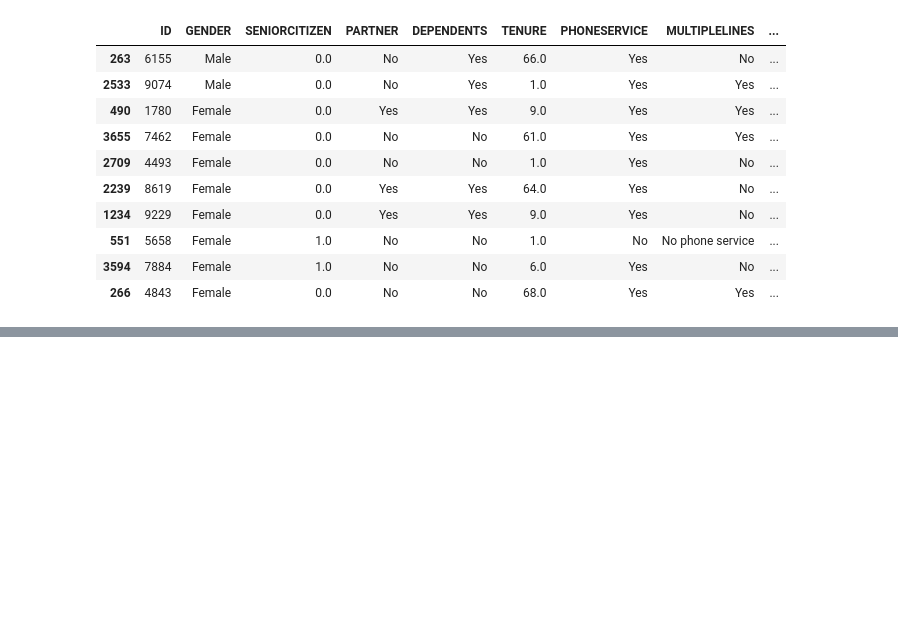
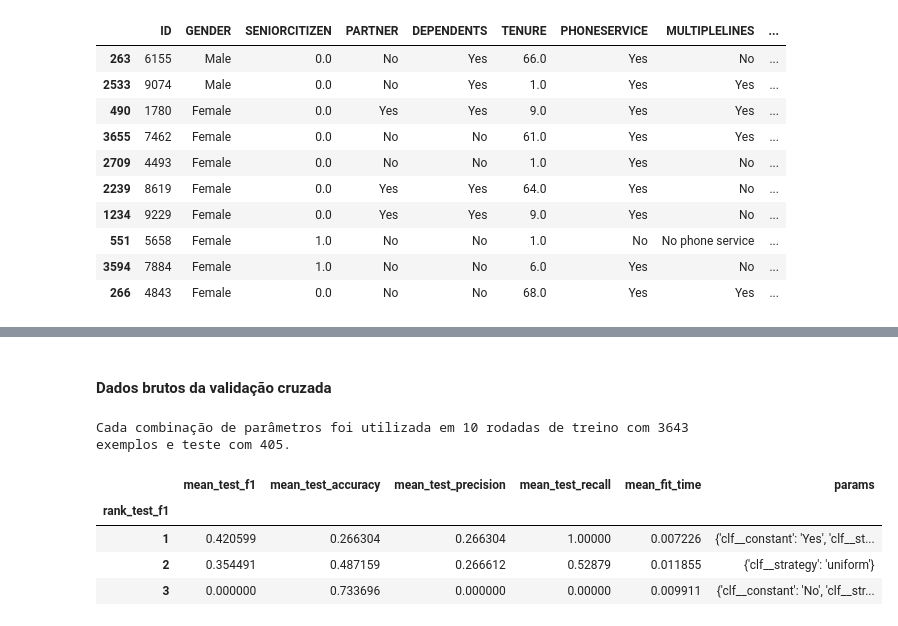
Before and after one commit to he7d3r/maratona-behind-the-code-2021, a Jupyter notebook: 5-sonda/solução/notebook.ipynb, the cells around one changed output, grey strips where cells are left out. Saved outputs shown, nothing was run; the diff lists cells and outputs as text; code cells hidden in the pictures; blank space fills up the shorter version.

```diff
--- a/5-sonda/solução/notebook.ipynb
+++ b/5-sonda/solução/notebook.ipynb
@@ -113,0 +223,27 @@ with pd.option_context("display.max_columns", None):
+# %%
+display(HTML("<h4>Dados brutos da validação cruzada</h4>"))
+print(
+    f"Cada combinação de parâmetros foi utilizada em {cv_num} rodadas de treino com {cv_train_size} exemplos e teste com {cv_test_size}."
+)
+
+rank_col = f"rank_test_{scoring_name}"
+cv_df = pd.DataFrame(cv.cv_results_).sort_values(rank_col).set_index(rank_col)
+
+cols = [
+    f"mean_test_{scoring_name}",
+    "mean_test_accuracy",
+    "mean_test_precision",
+    "mean_test_recall",
+    "mean_fit_time",
+    "params",
+]
+with pd.option_context("display.max_colwidth", None):
+    display(cv_df[cols].head(20))
+# %% [output]
+Dados brutos da validação cruzada
+Cada combinação de parâmetros foi utilizada em 10 rodadas de treino com 3643 exemplos e teste com 405.
+|  | mean_test_f1 | mean_test_accuracy | mean_test_precision | mean_test_recall | mean_fit_time | params |
+| rank_test_f1 |  |  |  |  |  |  |
+| 1 | 0.420599 | 0.266304 | 0.266304 | 1.00000 | 0.007226 | {'clf__constant': 'Yes', 'clf__st... |
+| 2 | 0.354491 | 0.487159 | 0.266612 | 0.52879 | 0.011855 | {'clf__strategy': 'uniform'} |
+| 3 | 0.000000 | 0.733696 | 0.000000 | 0.00000 | 0.009911 | {'clf__constant': 'No', 'clf__str... |
```
Also changed, not shown: parts of 16 cells of this notebook, 1 other file.
